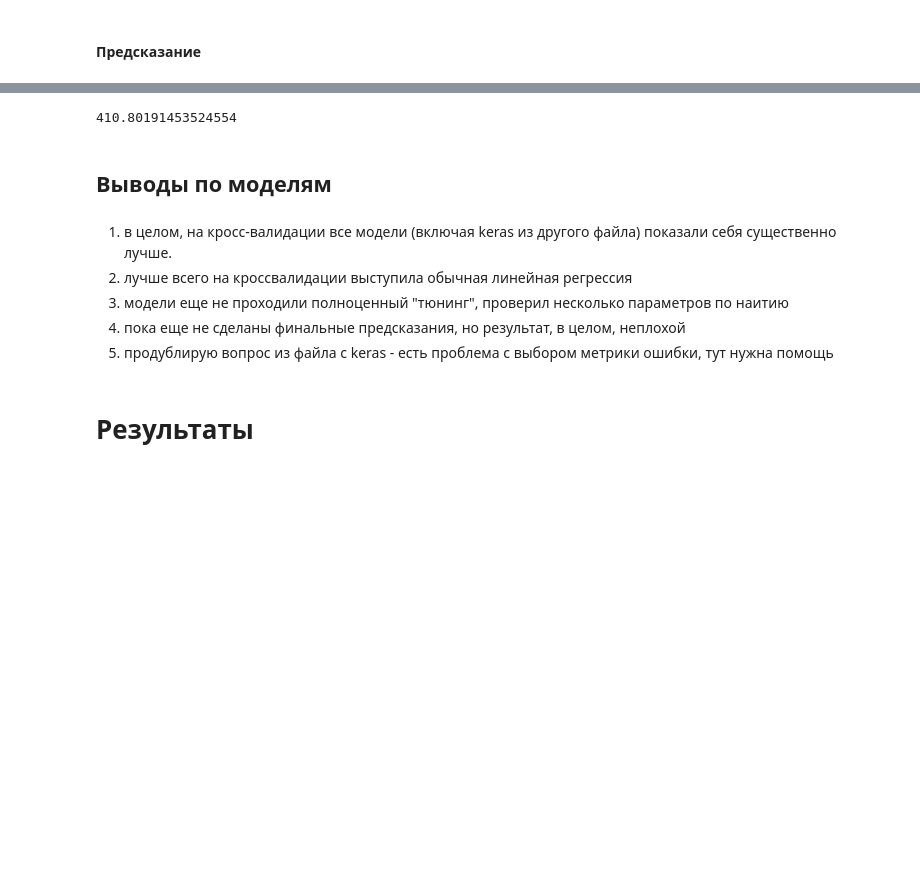
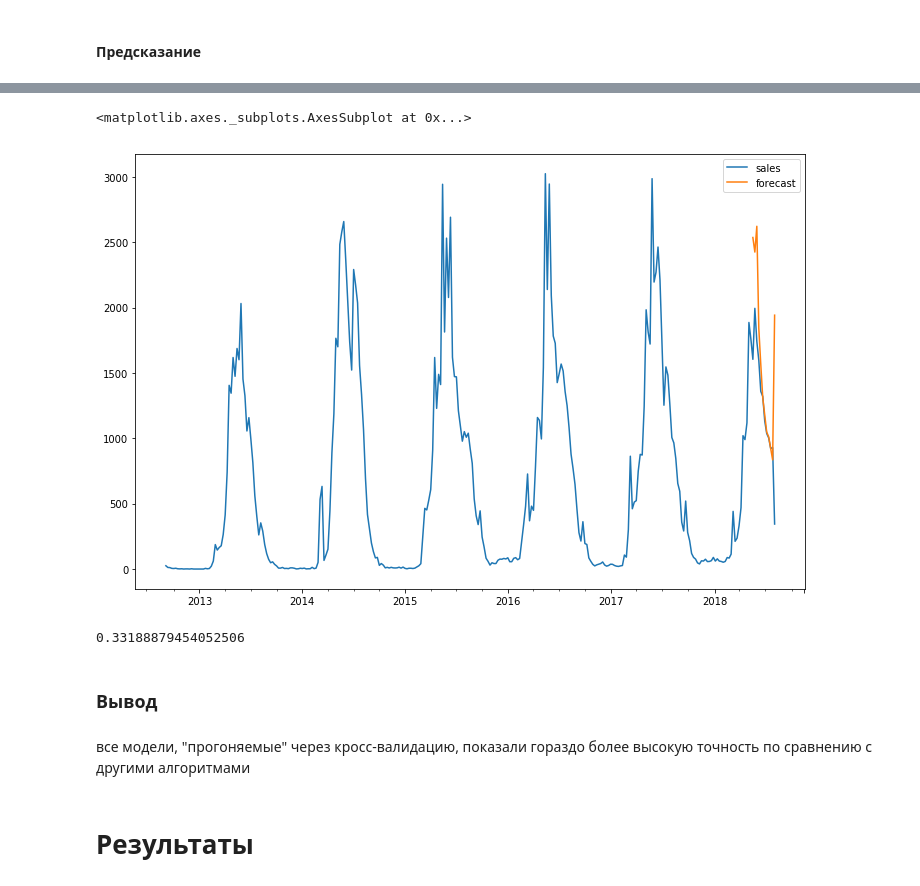
Before and after one commit to theboookworm/diplom, a Jupyter notebook: Project overview.ipynb, the cells around one changed output, grey strips where cells are left out. Cells and saved outputs as stored; diff of their text form; code cells hidden in the pictures; blank space fills up the shorter version.

```diff
--- a/Project overview.ipynb
+++ b/Project overview.ipynb
@@ -1421,3 +1498,15 @@ Size of train + test: (260, 8)
 #### Предсказание
 # %%
 lrpred = mdl2.predict(X_test)
+# %%
+df.forecast[297] = lrpred[0]
+df.forecast[298] = lrpred[1]
+df.forecast[299] = lrpred[2]
+df.forecast[300] = lrpred[3]
+df.forecast[301] = lrpred[4]
+df.forecast[302] = lrpred[5]
+df.forecast[303] = lrpred[6]
+df.forecast[304] = lrpred[7]
+df.forecast[305] = lrpred[8]
+df.forecast[306] = lrpred[9]
+df.forecast[307] = lrpred[10]
@@ -1424,15 +1531,18 @@ lrpred = mdl2.predict(X_test)
+# %%
+
+df[['sales', 'forecast']].plot(figsize=(12, 8))
+# plt.savefig('ts_df_predict.png', bbox_inches='tight')
+# %% [output]
+<matplotlib.axes._subplots.AxesSubplot at 0x...>
+[figure, added]
 # %%
-rmse(Y_test, lrpred )
+mape(Y_test, lrpred )
 # %% [output]
-410.80191453524554
+0.33188879454052506
-# %% [markdown]
-## Выводы по моделям
-# %% [markdown]
-1.  в целом, на кросс-валидации все модели (включая keras из другого файла) показали себя существенно лучше.
-2. лучше всего на кроссвалидации выступила обычная линейная регрессия
-3. модели еще не проходили полноценный "тюнинг", проверил несколько параметров по наитию
-4. пока еще не сделаны финальные предсказания, но результат, в целом, неплохой
-5. продублирую вопрос из файла с keras - есть проблема с выбором метрики ошибки, тут нужна помощь
+# %% [markdown]
+### Вывод
+# %% [markdown]
+все модели, "прогоняемые" через кросс-валидацию, показали гораздо более высокую точность по сравнению с другими алгоритмами
 # %% [markdown]
 # Результаты
 # %% [markdown]
```
Also changed, not shown: parts of 41 cells of this notebook.
